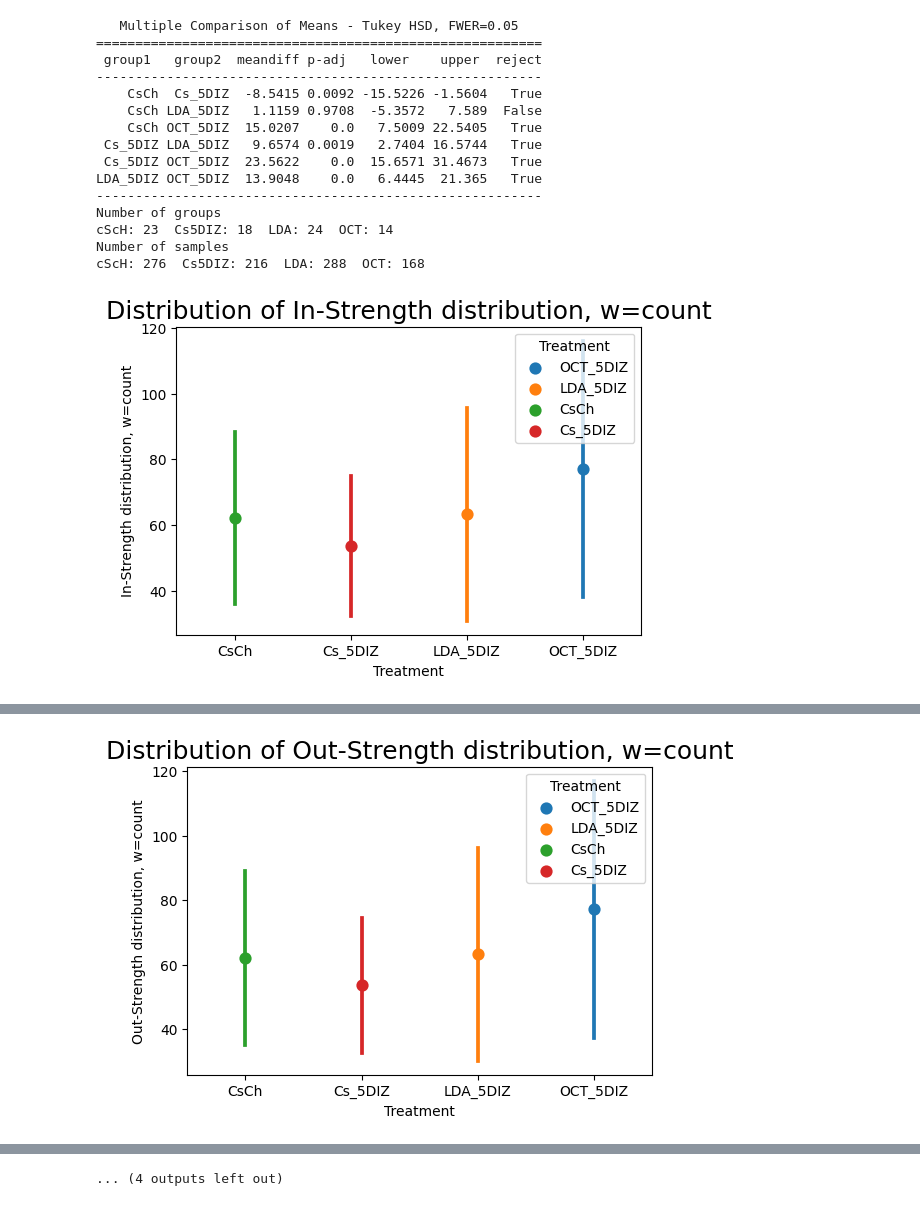
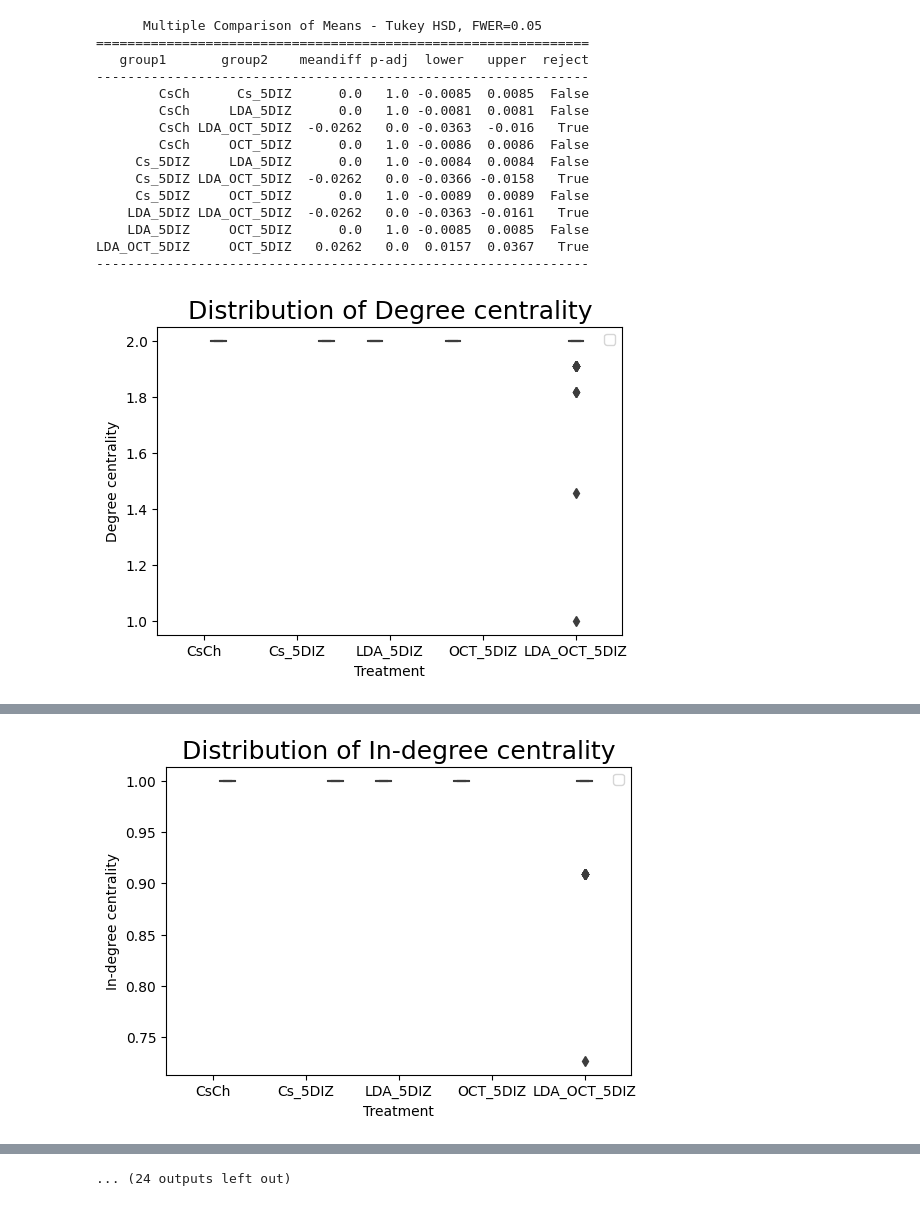
Before and after one commit to milanXpetrovic/drosophila-social-network-analysis, a Jupyter notebook: notebooks/isolation_paper/local_measures/static_local_measures_2_5.ipynb, the cells around one changed output, grey strips where cells are left out. Saved outputs shown, nothing was run; the diff lists cells and outputs as text; code cells hidden in the pictures.

```diff
--- a/notebooks/isolation_paper/local_measures/static_local_measures_2_5.ipynb
+++ b/notebooks/isolation_paper/local_measures/static_local_measures_2_5.ipynb
@@ -26,56 +26,60 @@ for treatment_name, treatment_path in all_treatments.items():
         df = pd.read_csv(group_path, index_col=0)
         df.rename_axis("Fly")
         df['Treatment'] = treatment_name
         df['Group'] = group_name.replace(".csv", "")
         treatment_dataframes = pd.concat([treatment_dataframes, df])
 
 treatment_dataframes = treatment_dataframes.set_index('Treatment', append=True)
 treatment_dataframes = treatment_dataframes.set_index('Group',append=True)
 
 combined_data_reset = treatment_dataframes.reset_index()
 
-order = ["CsCh", "Cs_5DIZ", "LDA_5DIZ", "OCT_5DIZ"]
+order = ["CsCh", "Cs_5DIZ", "LDA_5DIZ", "OCT_5DIZ", "LDA_OCT_5DIZ"]
 for measure_name in treatment_dataframes.columns:
     sum_CsCh = combined_data_reset[combined_data_reset['Treatment']=='CsCh'][measure_name]
     sum_Cs_5DIZ = combined_data_reset[combined_data_reset['Treatment']=='Cs_5DIZ'][measure_name]
     sum_LDA_5DIZ = combined_data_reset[combined_data_reset['Treatment']=='LDA_5DIZ'][measure_name]
     sum_OCT_5DIZ = combined_data_reset[combined_data_reset['Treatment']=='OCT_5DIZ'][measure_name]
+    sum_LDA_OCT_5DIZ = combined_data_reset[combined_data_reset['Treatment']=='LDA_OCT_5DIZ'][measure_name]
 
-    anova_result = scipy.stats.f_oneway(sum_CsCh, sum_Cs_5DIZ, sum_LDA_5DIZ, sum_OCT_5DIZ)
+    anova_result = scipy.stats.f_oneway(sum_CsCh, sum_Cs_5DIZ, sum_LDA_5DIZ, sum_OCT_5DIZ, sum_LDA_OCT_5DIZ)
 
-    all_data = np.concatenate([sum_CsCh, sum_Cs_5DIZ, sum_LDA_5DIZ, sum_OCT_5DIZ])
-    group_labels = ['CsCh'] * len(sum_CsCh) + ['Cs_5DIZ'] * len(sum_Cs_5DIZ) + ['LDA_5DIZ'] * len(sum_LDA_5DIZ) + ['OCT_5DIZ'] * len(sum_OCT_5DIZ)
+    all_data = np.concatenate([sum_CsCh, sum_Cs_5DIZ, sum_LDA_5DIZ, sum_OCT_5DIZ, sum_LDA_OCT_5DIZ])
+    group_labels = ['CsCh'] * len(sum_CsCh) + ['Cs_5DIZ'] * len(sum_Cs_5DIZ) + ['LDA_5DIZ'] * len(sum_LDA_5DIZ) + ['OCT_5DIZ'] * len(sum_OCT_5DIZ) + ['LDA_OCT_5DIZ'] * len(sum_LDA_OCT_5DIZ)
     tukey_results = pairwise_tukeyhsd(all_data, group_labels)
 
 
     if any(tukey_results.reject):
         print(tukey_results)
-        print('Number of groups')
-        print(f'cScH: {int(len(sum_CsCh)/12)}  Cs5DIZ: {int(len(sum_Cs_5DIZ)/12)}  LDA: {int(len(sum_LDA_5DIZ)/12)}  OCT: {int(len(sum_OCT_5DIZ)/12)}')
-        print('Number of samples')
-        print(f'cScH: {len(sum_CsCh)}  Cs5DIZ: {len(sum_Cs_5DIZ)}  LDA: {len(sum_LDA_5DIZ)}  OCT: {len(sum_OCT_5DIZ)} \n')
+        # print('Number of groups')
+        # print(f'cScH: {int(len(sum_CsCh)/12)}  Cs5DIZ: {int(len(sum_Cs_5DIZ)/12)}  LDA: {int(len(sum_LDA_5DIZ)/12)}  OCT: {int(len(sum_OCT_5DIZ)/12)}')
+        # print('Number of samples')
+        # print(f'cScH: {len(sum_CsCh)}  Cs5DIZ: {len(sum_Cs_5DIZ)}  LDA: {len(sum_LDA_5DIZ)}  OCT: {len(sum_OCT_5DIZ)} \n')
 
         plt.figure(figsize=(6, 4))
-        order = ['CsCh', 'Cs_5DIZ', 'LDA_5DIZ', 'OCT_5DIZ']
-        sns.pointplot(data=combined_data_reset, x='Treatment', y=measure_name, hue='Treatment', errorbar='sd', order=order)
+        order = ['CsCh', 'Cs_5DIZ', 'LDA_5DIZ', 'OCT_5DIZ', 'LDA_OCT_5DIZ']
+        # sns.pointplot(data=combined_data_reset, x='Treatment', y=measure_name, hue='Treatment', errorbar='sd', order=order)
+        sns.boxplot(data=combined_data_reset, x='Treatment', y=measure_name, hue='Treatment', order=order)
+
         plt.xlabel('Treatment')
         plt.ylabel(measure_name)
         plt.title(f'Distribution of {measure_name}', fontsize=18)
+        plt.legend('')
         plt.show()
 # %% [output]
-   Multiple Comparison of Means - Tukey HSD, FWER=0.05
-=========================================================
- group1   group2  meandiff p-adj   lower    upper  reject
----------------------------------------------------------
-    CsCh  Cs_5DIZ  -8.5415 0.0092 -15.5226 -1.5604   True
-    CsCh LDA_5DIZ   1.1159 0.9708  -5.3572   7.589  False
-    CsCh OCT_5DIZ  15.0207    0.0   7.5009 22.5405   True
- Cs_5DIZ LDA_5DIZ   9.6574 0.0019   2.7404 16.5744   True
- Cs_5DIZ OCT_5DIZ  23.5622    0.0  15.6571 31.4673   True
-LDA_5DIZ OCT_5DIZ  13.9048    0.0   6.4445  21.365   True
----------------------------------------------------------
-Number of groups
-cScH: 23  Cs5DIZ: 18  LDA: 24  OCT: 14
-Number of samples
-cScH: 276  Cs5DIZ: 216  LDA: 288  OCT: 168
+      Multiple Comparison of Means - Tukey HSD, FWER=0.05
+===============================================================
+   group1       group2    meandiff p-adj  lower   upper  reject
+---------------------------------------------------------------
+        CsCh      Cs_5DIZ      0.0   1.0 -0.0085  0.0085  False
+        CsCh     LDA_5DIZ      0.0   1.0 -0.0081  0.0081  False
+        CsCh LDA_OCT_5DIZ  -0.0262   0.0 -0.0363  -0.016   True
+        CsCh     OCT_5DIZ      0.0   1.0 -0.0086  0.0086  False
+     Cs_5DIZ     LDA_5DIZ      0.0   1.0 -0.0084  0.0084  False
+     Cs_5DIZ LDA_OCT_5DIZ  -0.0262   0.0 -0.0366 -0.0158   True
+     Cs_5DIZ     OCT_5DIZ      0.0   1.0 -0.0089  0.0089  False
+    LDA_5DIZ LDA_OCT_5DIZ  -0.0262   0.0 -0.0363 -0.0161   True
+    LDA_5DIZ     OCT_5DIZ      0.0   1.0 -0.0085  0.0085  False
+LDA_OCT_5DIZ     OCT_5DIZ   0.0262   0.0  0.0157  0.0367   True
+---------------------------------------------------------------
-[figure, old version]
+[figure, new version]
@@ -97 +101 @@ cScH: 276  Cs5DIZ: 216  LDA: 288  OCT: 168
-[figure, old version]
+[figure, new version]
@@ -162 +166 @@ cScH: 276  Cs5DIZ: 216  LDA: 288  OCT: 168
-... (4 outputs left out)
+... (24 outputs left out)
```
Also changed, not shown: parts of 1 cell of this notebook, 12 other files.
